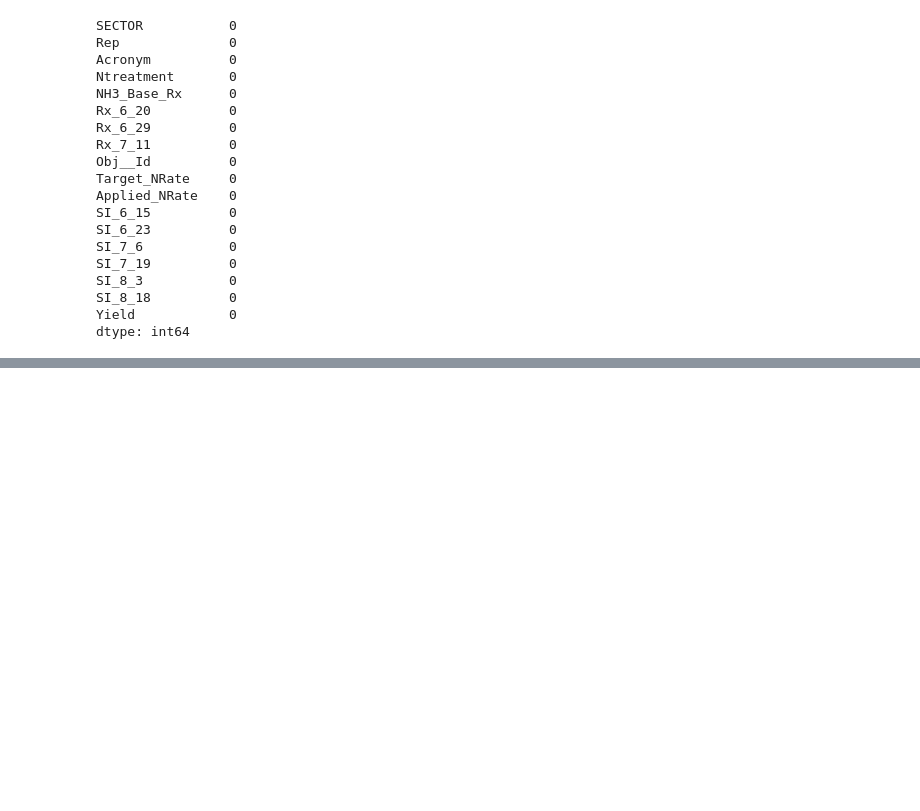
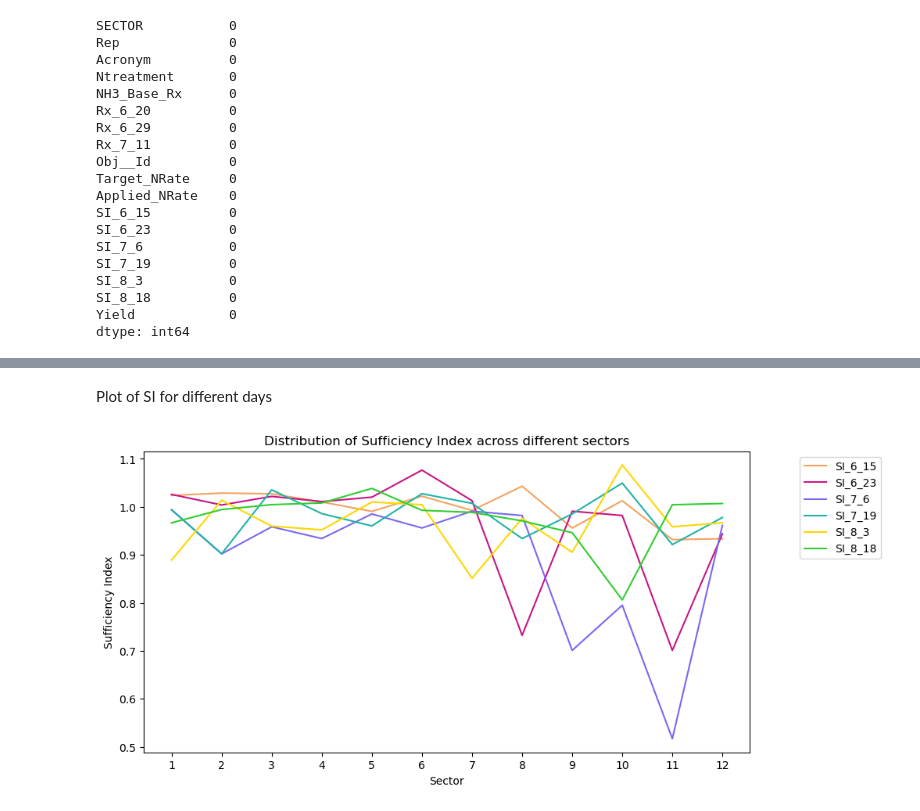
Before and after one commit to Gayara-Fernando/Summer_misc, a Jupyter notebook: Plots.ipynb, the cells around one changed output, grey strips where cells are left out. Saved outputs shown, nothing was run; the diff lists cells and outputs as text; code cells hidden in the pictures; blank space fills up the shorter version.

```diff
--- a/Plots.ipynb
+++ b/Plots.ipynb
@@ -83,0 +133,23 @@ dtype: int64
+# %% [markdown]
+Plot of SI for different days
+# %%
+# A line plot for all dates
+plt.figure(figsize = (10, 5))
+plt.plot(sectors, CK_data['SI_6_15'], color = 'sandybrown', label = 'SI_6_15')
+plt.plot(sectors, CK_data['SI_6_23'], color = 'mediumvioletred', label = 'SI_6_23')
+plt.plot(sectors, CK_data['SI_7_6'], color = 'mediumslateblue', label = 'SI_7_6')
+plt.plot(sectors, CK_data['SI_7_19'], color = 'lightseagreen', label = 'SI_7_19')
+plt.plot(sectors, CK_data['SI_8_3'], color = 'gold', label = 'SI_8_3')
+plt.plot(sectors, CK_data['SI_8_18'], color = 'limegreen', label = 'SI_8_18')
+plt.legend(bbox_to_anchor=(1.225, 1), loc = 1)
+plt.xlabel("Sector")
+plt.ylabel("Sufficiency Index")
+plt.title("Distribution of Sufficiency Index across different sectors")
+plt.xticks(sectors)
+
+
+plt.savefig("figures/Ditribution_of_SI_all.png", bbox_inches='tight')
+
+plt.show()
+# %% [output]
+[figure, added]
```
Also changed, not shown: parts of 7 cells of this notebook.
